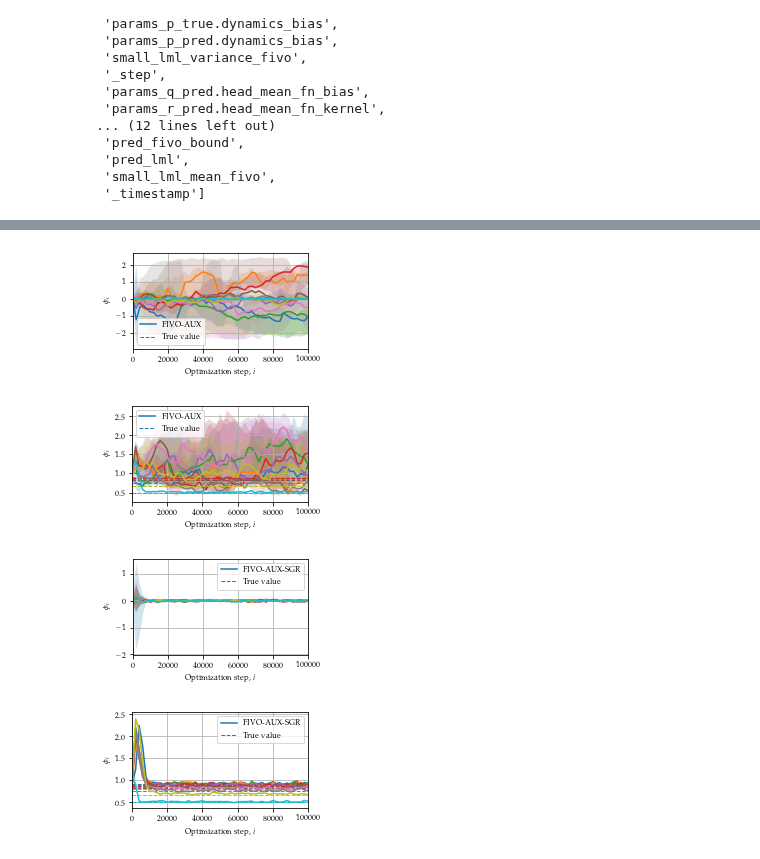
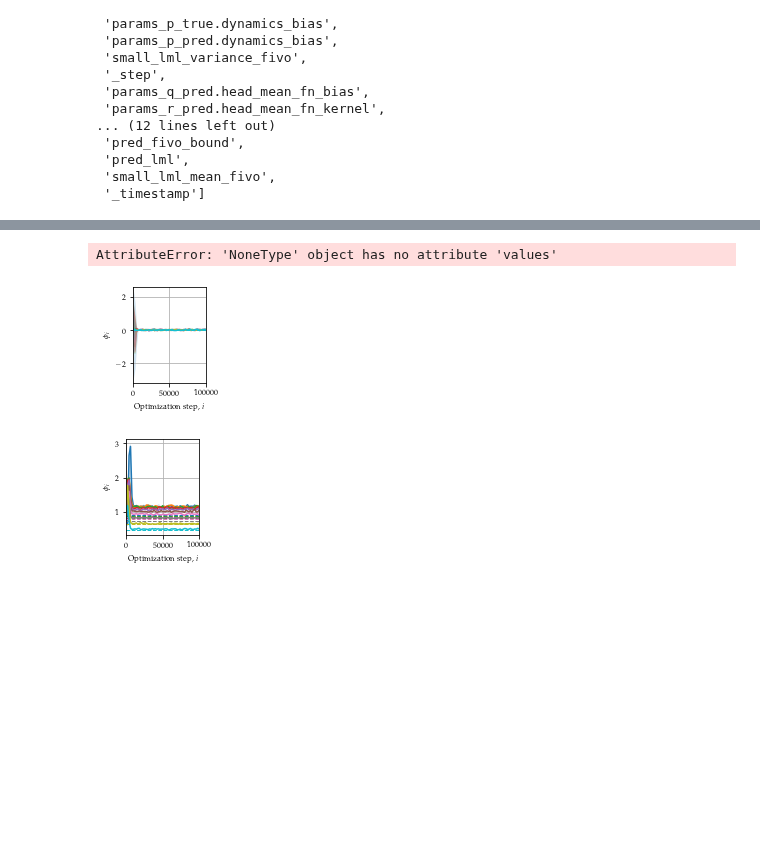
Before and after one commit to lindermanlab/ssm-jax, a Jupyter notebook: ssm/inference/gdm_process_and_plot_cr.ipynb, the cells around one changed output, grey strips where cells are left out. Saved outputs shown, nothing was run; the diff lists cells and outputs as text; code cells hidden in the pictures; blank space fills up the shorter version.

```diff
--- a/ssm/inference/gdm_process_and_plot_cr.ipynb
+++ b/ssm/inference/gdm_process_and_plot_cr.ipynb
@@ -124,12 +124,13 @@ plot_styles = ['-', '--', ':', '-.'] * 10
 # Project is specified by <entity/project-name>
 project = "andrewwarrington/fivo-aux-beta"
 
+exp_tag = ['gdm-v3.0.2-fivo', 'gdm-v3.0.4-bootstrap-sgr', 'gdm-v3.0.6-fivo-aux-sgr']
+exp_label = ['FIVO', 'Bootstrap-SGR', 'FIVO-AUX-SGR']
+save_tag = 'b-gdm-v3-0'
+
 exp_tag = ['gdm-v3.0.3-fivo-aux', 'gdm-v3.0.6-fivo-aux-sgr']
 exp_label = ['FIVO-AUX', 'FIVO-AUX-SGR']
-save_tag = 'gdm-v3-0'
-
-# exp_tag = ['debug', ]
-# save_tag = 'debug'
+save_tag = 'a-gdm-v3-0'
 
 filtered_histories = []
 column_names = None
@@ -203,7 +204,8 @@ plt.fill_between(x, fivo_aux_sgr_lml_lq, fivo_aux_sgr_lml_uq, color=color_names[
 plt.plot([np.min(x), np.max(x)], [true_lml, true_lml], c='k', linestyle='--', linewidth=main_line_width, label='True value')
 
 # Set up x axis.
-plt.xlim([0, np.max(x)])
+plt.xlim([0, np.max(x) / 2.0])  # NOTE - halving the optimization steps.
+print('Having optimization steps shown.')
 plt.xlabel('Optimization step, $i$')
 
 # Set up y axis.
@@ -214,9 +216,14 @@ plt.legend()
 
 # Do menial stuff.
 plt.grid(True)
-plt.tight_layout()
+# plt.tight_layout()
 plt.yscale('log')
 
+xpad = 0.2
+ypad = 0.2
+plt.gca().set_position((xpad, ypad, 1-xpad-0.05, 1-ypad-0.02))
+
 # Save out.
-plt.savefig(home + '/Downloads/{}_loss.pdf'.format(save_tag))
+plt.draw()
+plt.savefig(home + '/Downloads/{}_loss'.format(save_tag).replace('.', '-') + '.pdf')
 # %% [output]
@@ -311,43 +319,47 @@ for _j, _e in enumerate(exp_tag):
         fivo_aux_param_lq = np.quantile(fivo_aux_param, 0.25, axis=0)
         fivo_aux_param_uq = np.quantile(fivo_aux_param, 0.75, axis=0)
 
         # Set up the x points.
         x = filtered_histories[0][0].get('step').values.squeeze()
 
         # Build the figure.
-        fig = plt.figure(figsize=fig_size_onecol)
+        fig = plt.figure(figsize=fig_size_hlfcol)
 
         # Plot the stuff.
         for __i, (_m, _l, _u) in enumerate(zip(fivo_aux_param_mu.T, fivo_aux_param_lq.T, fivo_aux_param_uq.T)):
             plt.plot(x, _m, c=color_names[__i], label=label_gen(exp_label[_j], __i))
             plt.fill_between(x, _l, _u, alpha=fill_alpha, facecolor=color_names[__i])
 
             plt.plot([np.min(x), np.max(x)], [true_param[__i], true_param[__i]], c=color_names[__i], linestyle='--', linewidth=main_line_width, label=label_gen('True value', __i))
 
         plt.grid(True)
 
         # Set up x axis.
         plt.xlim([0, np.max(x)])
         plt.xlabel('Optimization step, $i$')
         # plt.xscale('log')
 
         # Set up y axis.
         plt.ylabel(r'$\phi_i$')
         # plt.yscale('symlog')
 
-        # Set up legend.
-        plt.legend()
+        # # Set up legend.
+        # plt.legend()
 
-        # Do menial stuff.
-        plt.tight_layout()
+        # # Do menial stuff.
+        # plt.tight_layout()
+
+        xpad = 0.3
+        ypad = 0.3
+        plt.gca().set_position((xpad, ypad, 1-xpad-0.05, 1-ypad-0.02))
 
         # Save out.
-        plt.savefig(home + '/Downloads/{}_q_{}_{}.pdf'.format(save_tag, _e, _k))
+        plt.draw()
+        plt.savefig(home + '/Downloads/{}_q_{}_{}'.format(save_tag, _e, _k).replace('.', '-') + '.pdf')
 # %% [output]
+AttributeError: 'NoneType' object has no attribute 'values'
-[figure, old version]
+[figure, new version]
-[figure, old version]
+[figure, new version]
-[figure, removed]
-[figure, removed]
 # %%
 n_opt_evals = len(filtered_histories[0][0].get(true_param_key))
 T = 10
```
Also changed, not shown: parts of 8 cells of this notebook, 3 other files.
